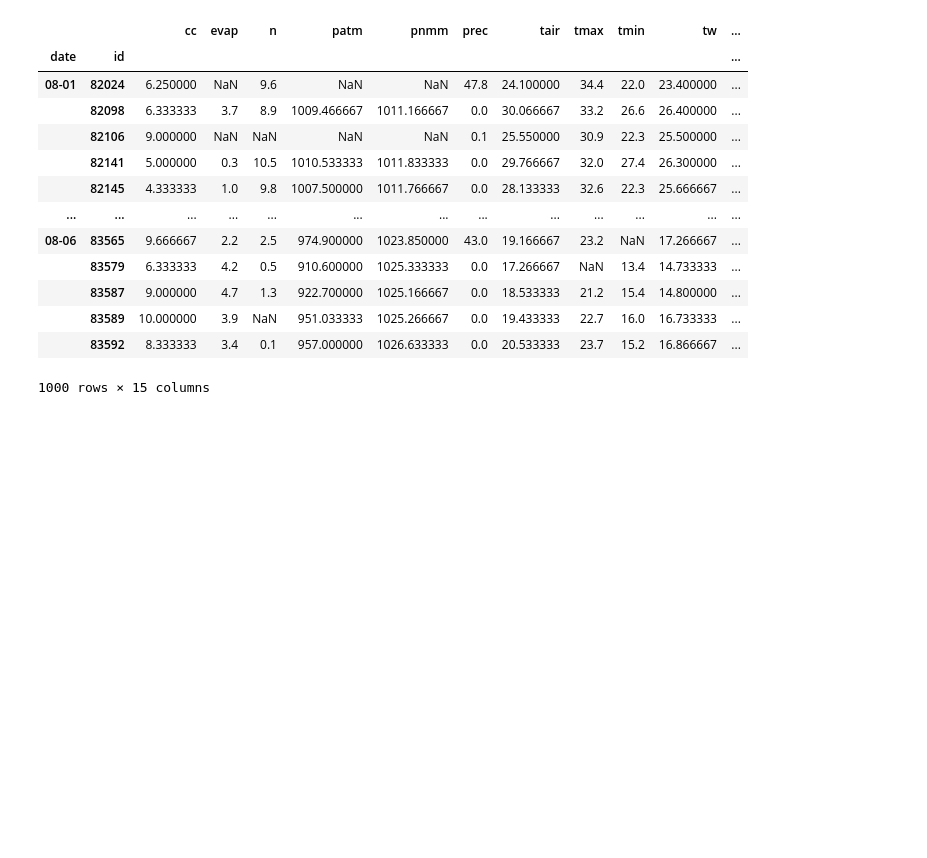
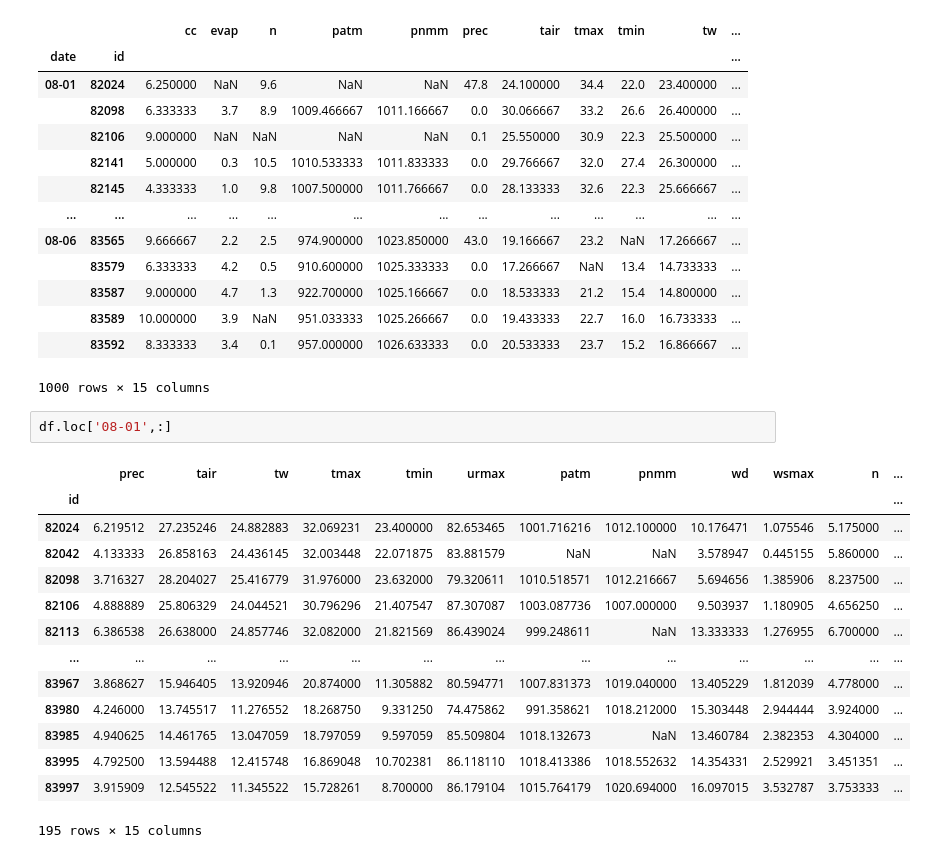
Before and after one commit to andrefellipe/ccd, a Jupyter notebook: baseline.ipynb, the cells around one changed output. Cells and saved outputs as stored; diff of their text form; blank space fills up the shorter version.

```diff
--- a/baseline.ipynb
+++ b/baseline.ipynb
@@ -267,3 +267,20 @@ df_2019.head(1000)
 |  | 83589 | 10.000000 | 3.9 | NaN | 951.033333 | 1025.266667 | 0.0 | 19.433333 | 22.7 | 16.0 | 16.733333 | ... |
 |  | 83592 | 8.333333 | 3.4 | 0.1 | 957.000000 | 1026.633333 | 0.0 | 20.533333 | 23.7 | 15.2 | 16.866667 | ... |
 1000 rows × 15 columns
+# %%
+df.loc['08-01',:]
+# %% [output]
+|  | prec | tair | tw | tmax | tmin | urmax | patm | pnmm | wd | wsmax | n | ... |
+| id |  |  |  |  |  |  |  |  |  |  |  | ... |
+| 82024 | 6.219512 | 27.235246 | 24.882883 | 32.069231 | 23.400000 | 82.653465 | 1001.716216 | 1012.100000 | 10.176471 | 1.075546 | 5.175000 | ... |
+| 82042 | 4.133333 | 26.858163 | 24.436145 | 32.003448 | 22.071875 | 83.881579 | NaN | NaN | 3.578947 | 0.445155 | 5.860000 | ... |
+| 82098 | 3.716327 | 28.204027 | 25.416779 | 31.976000 | 23.632000 | 79.320611 | 1010.518571 | 1012.216667 | 5.694656 | 1.385906 | 8.237500 | ... |
+| 82106 | 4.888889 | 25.806329 | 24.044521 | 30.796296 | 21.407547 | 87.307087 | 1003.087736 | 1007.000000 | 9.503937 | 1.180905 | 4.656250 | ... |
+| 82113 | 6.386538 | 26.638000 | 24.857746 | 32.082000 | 21.821569 | 86.439024 | 999.248611 | NaN | 13.333333 | 1.276955 | 6.700000 | ... |
+| ... | ... | ... | ... | ... | ... | ... | ... | ... | ... | ... | ... | ... |
+| 83967 | 3.868627 | 15.946405 | 13.920946 | 20.874000 | 11.305882 | 80.594771 | 1007.831373 | 1019.040000 | 13.405229 | 1.812039 | 4.778000 | ... |
+| 83980 | 4.246000 | 13.745517 | 11.276552 | 18.268750 | 9.331250 | 74.475862 | 991.358621 | 1018.212000 | 15.303448 | 2.944444 | 3.924000 | ... |
+| 83985 | 4.940625 | 14.461765 | 13.047059 | 18.797059 | 9.597059 | 85.509804 | 1018.132673 | NaN | 13.460784 | 2.382353 | 4.304000 | ... |
+| 83995 | 4.792500 | 13.594488 | 12.415748 | 16.869048 | 10.702381 | 86.118110 | 1018.413386 | 1018.552632 | 14.354331 | 2.529921 | 3.451351 | ... |
+| 83997 | 3.915909 | 12.545522 | 11.345522 | 15.728261 | 8.700000 | 86.179104 | 1015.764179 | 1020.694000 | 16.097015 | 3.532787 | 3.753333 | ... |
+195 rows × 15 columns
```
Also changed, not shown: parts of 2 cells of this notebook.
